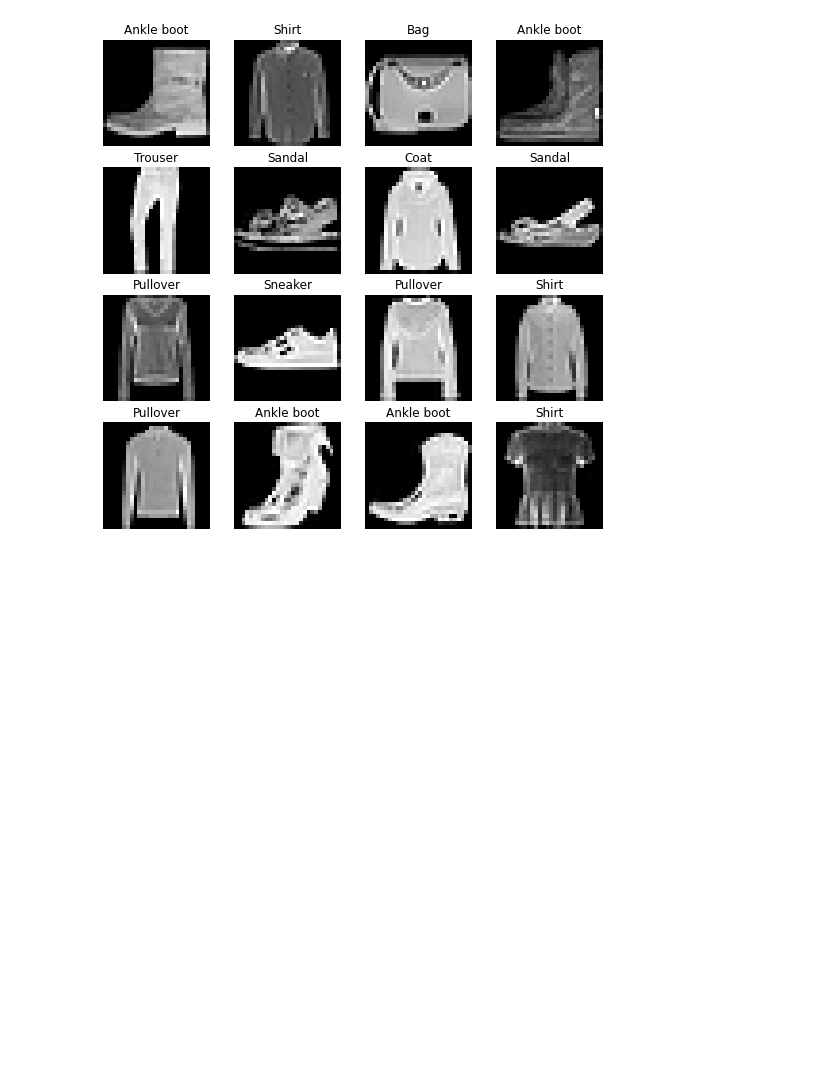
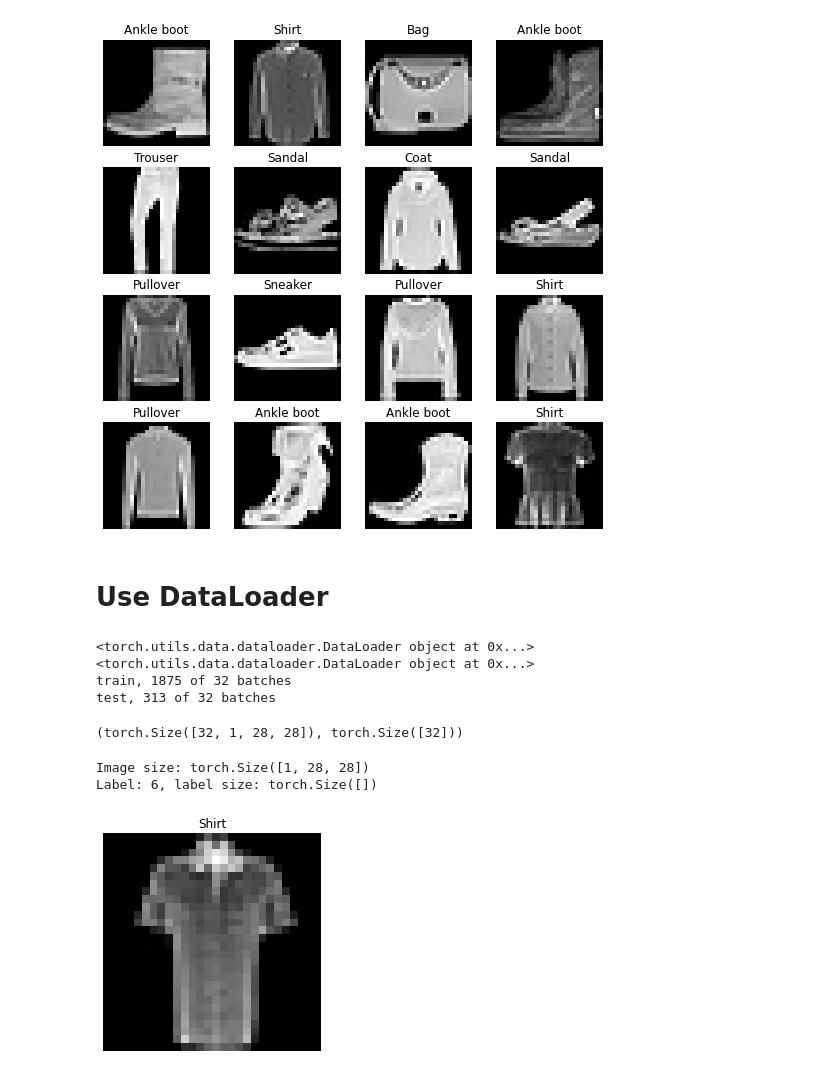
Before and after one commit to ideaguy3d/data-engineering-practice, a Jupyter notebook: ztm_pytorch_practice/s5_computer_vision.ipynb, the cells around one changed output. Cells and saved outputs as stored; diff of their text form; code cells hidden in the pictures; blank space fills up the shorter version.

Commit message:
broke into batches

```diff
--- a/ztm_pytorch_practice/s5_computer_vision.ipynb
+++ b/ztm_pytorch_practice/s5_computer_vision.ipynb
@@ -124,3 +125,42 @@ for i in range(1, rows*cols+1):
     plt.axis(False)
 # %% [output]
 [figure]
+# %% [markdown]
+# Use DataLoader
+# %%
+BATCH_SIZE = 32
+train_dataloader = DataLoader(dataset=train_data,
+                              batch_size=BATCH_SIZE,
+                              shuffle=True)
+test_dataloader = DataLoader(dataset=test_data,
+                             batch_size=BATCH_SIZE,
+                             shuffle=False)
+# %%
+print(f"{train_dataloader}\n{test_dataloader}")
+print(f"train: {len(train_dataloader)} of {BATCH_SIZE} batches")
+print(f"test: {len(test_dataloader)} of {BATCH_SIZE} batches")
+# %% [output]
+<torch.utils.data.dataloader.DataLoader object at 0x...>
+<torch.utils.data.dataloader.DataLoader object at 0x...>
+train, 1875 of 32 batches
+test, 313 of 32 batches
+# %%
+# What's inside the dataloader?
+train_features_batch, train_labels_batch = next(iter(train_dataloader))
+train_features_batch.shape, train_labels_batch.shape
+# %% [output]
+(torch.Size([32, 1, 28, 28]), torch.Size([32]))
+# %%
+torch.manual_seed(42)
+random_idx = torch.randint(0, len(train_features_batch), size=[1]).item()
+img, label = train_features_batch[random_idx], train_labels_batch[random_idx]
+plt.imshow(img.squeeze(), cmap="gray")
+plt.title(class_names[label])
+plt.axis(False)
+print(f"Image size: {img.shape}")
+print(f"Label: {label}, label size: {label.shape}")
+plt.show()
+# %% [output]
+Image size: torch.Size([1, 28, 28])
+Label: 6, label size: torch.Size([])
+[figure, added]
```
Also changed, not shown: parts of 1 cell of this notebook.
